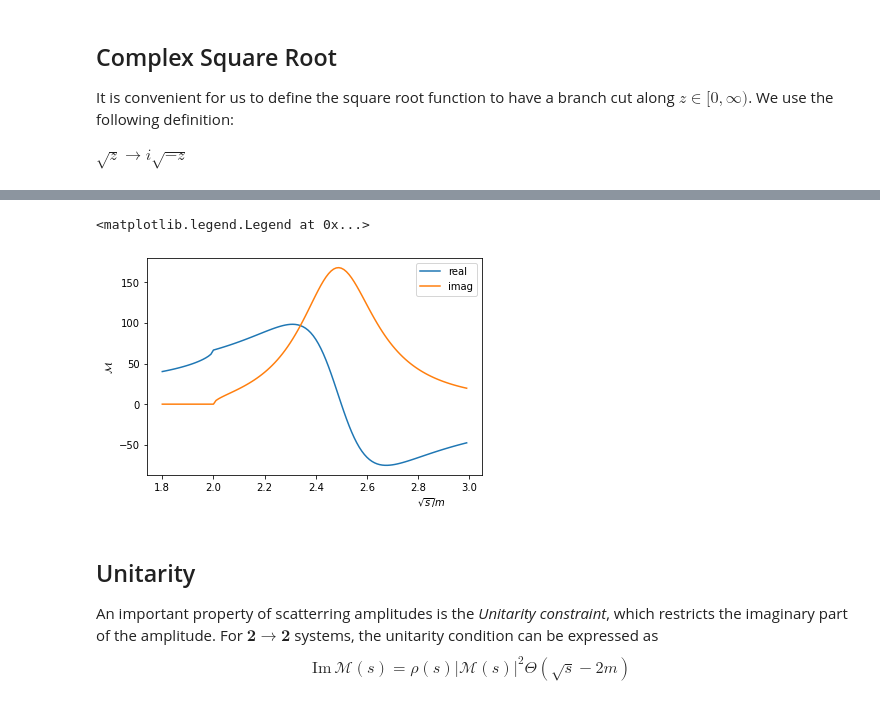
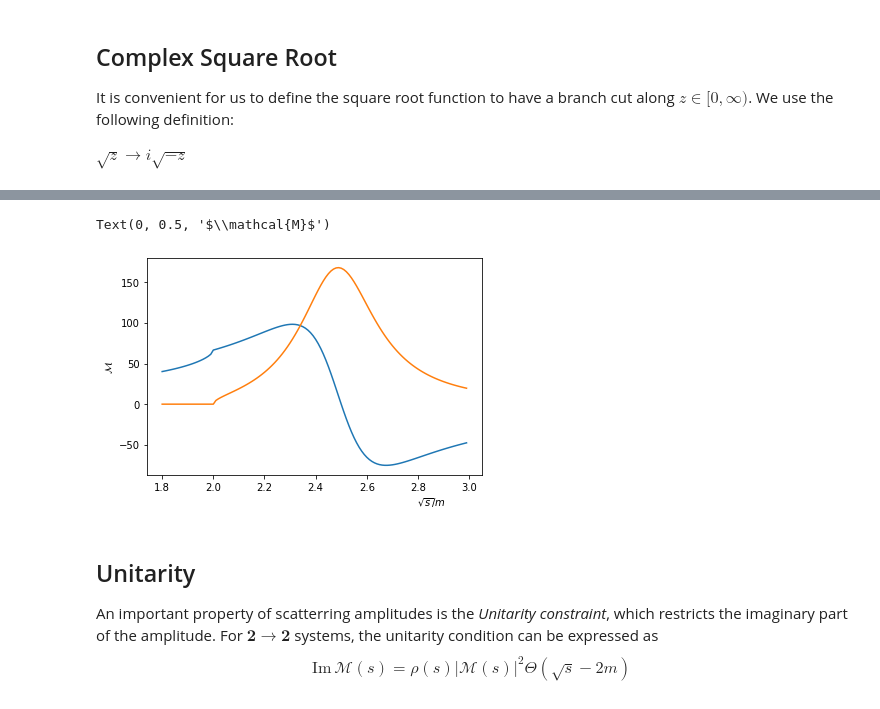
Before and after one commit to ajackura/LatticeSummerSchool2021-ScatteringExercises, a Jupyter notebook: Notebooks/amplitude.ipynb, the cells around one changed output, grey strips where cells are left out. Saved outputs shown, nothing was run; the diff lists cells and outputs as text; code cells hidden in the pictures.

```diff
--- a/Notebooks/amplitude.ipynb
+++ b/Notebooks/amplitude.ipynb
@@ -179,38 +180,37 @@ NOTE: It is tempting to say that $m_0$ and $g_0$ are the mass and coupling of th
 def Amplitude( s, m1, m2, Kmatrix, ident, args ):
     return Kmatrix(s,m1,m2,ident,*args) / ( 1.0 - 1j * rho(s,m1,m2,ident) * Kmatrix(s,m1,m2,ident,*args) )
 
 def Kmatrix_BreitWigner( s, m1, m2, ident, m0, g0 ):
     Gamma = g0**2 * m0**2 * q_cm( s, m1, m2 ) / ( 6.0 * m.pi * s )
     tanDelta = np.sqrt( s ) * Gamma / ( m0**2 - s )
     return tanDelta / rho( s, m1, m2, ident )
 
 def Kmatrix_EffectiveRange( s, m1, m2, ident, a, r ):
     xi = 1.0
     if ( ident == 'yes' ):
         xi = 0.5
     qCotDelta = -1.0 / a + 0.5 * r * q_cm( s, m1, m2 )**2
     return ( 8.0 * m.pi * np.sqrt(s) / xi ) / qCotDelta
 
 
 eps = 1e-16
 m1 = 1.0
 m2 = m1
 ident = 'yes'
 a = 2
 r = 0
 m0 = 2.5
 g0 = 3.0
 Ecm_o_msq = np.arange(1.8, 3, 0.01)
 #Mval = Amplitude( Ecm_o_msq**2+1j*eps, m1, m2, Kmatrix_EffectiveRange, ident, args=[a,r] )
 Mval = Amplitude( Ecm_o_msq**2+1j*eps, m1, m2, Kmatrix_BreitWigner, ident, args=[m0,g0] )
-plt.plot(Ecm_o_msq, Mval.real,label="real")
-plt.plot(Ecm_o_msq, Mval.imag,label="imag")
+plt.plot(Ecm_o_msq, Mval.real)
+plt.plot(Ecm_o_msq, Mval.imag)
 plt.xlabel(r'$\sqrt{s} / m$', position=(.85,1))
 plt.ylabel(r'$\mathcal{M}$')
-plt.legend()
 # %% [output]
-<matplotlib.legend.Legend at 0x...>
+Text(0, 0.5, '$\\mathcal{M}$')
-[figure, old version]
+[figure, new version]
 # %% [markdown]
 ## Unitarity
 
```
Also changed, not shown: parts of 5 cells of this notebook.
